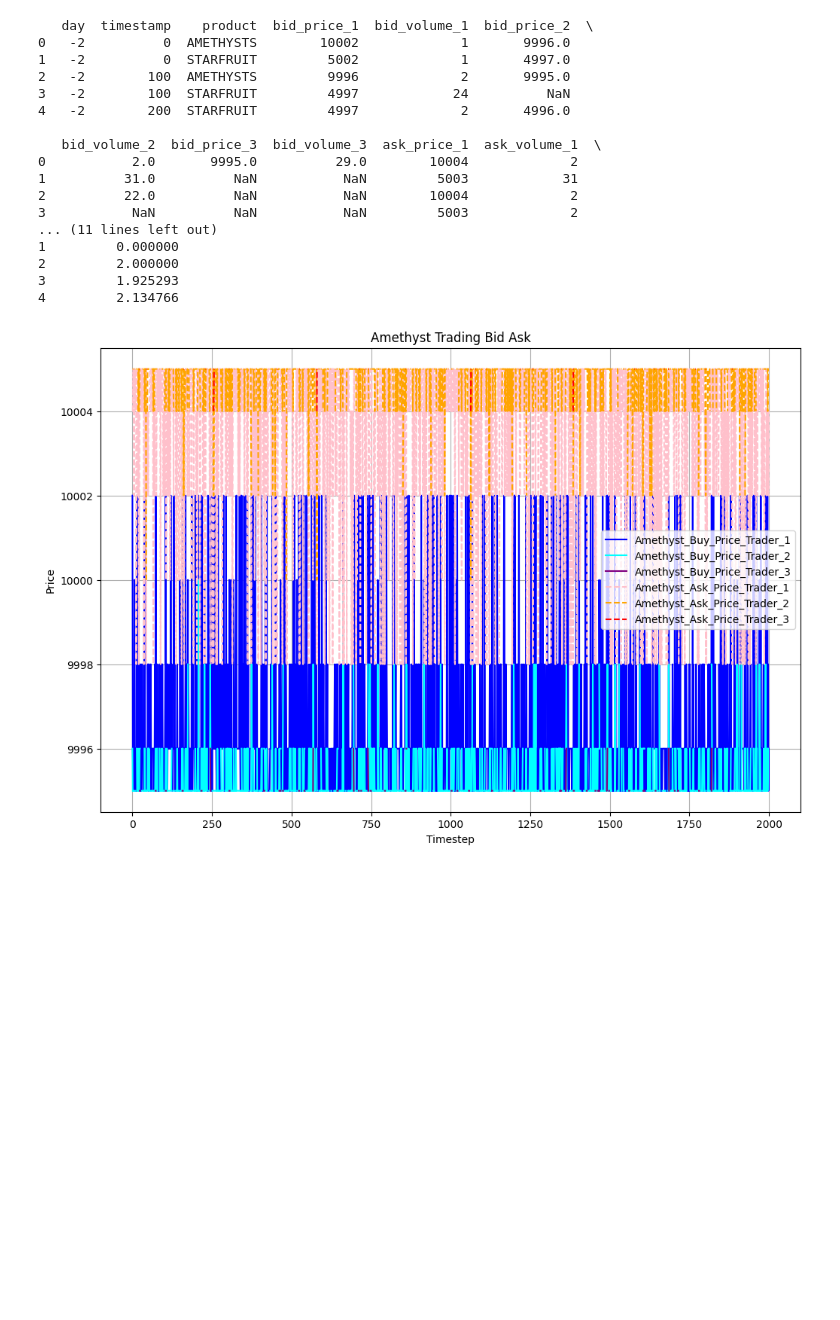
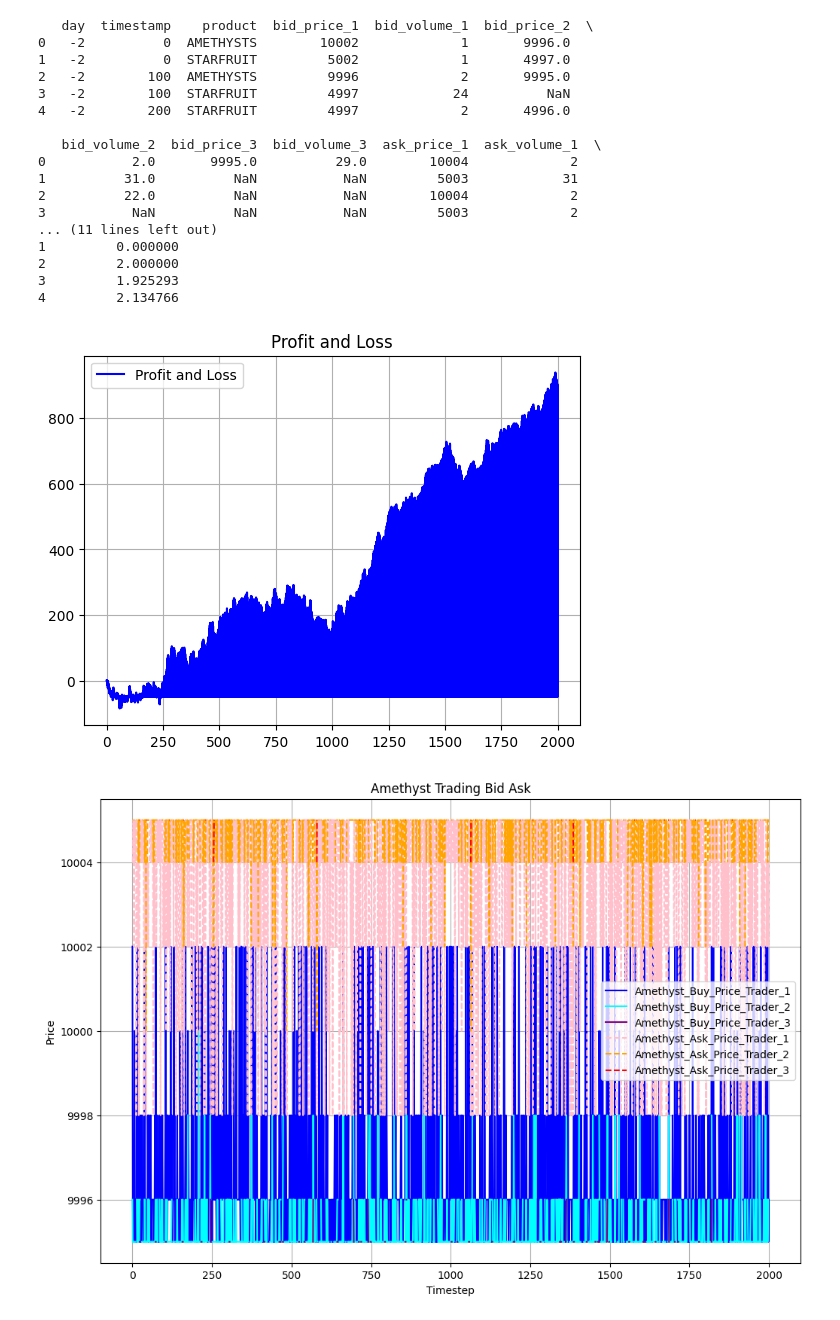
Before and after one commit to timkimneu/IMCProsperityTradingAlgorithm, a Jupyter notebook: tutorial/eda.ipynb, the cells around one changed output. Drawn from its saved outputs; the diff is of its cells as text; code cells hidden in the pictures; blank space fills up the shorter version.

```diff
--- a/tutorial/eda.ipynb
+++ b/tutorial/eda.ipynb
@@ -23,6 +23,15 @@ print(test_data.head())
 2         2.000000
 3         1.925293
 4         2.134766
+# %%
+performance_data = test_data["profit_and_loss"]
+plt.plot(performance_data.index / 2, performance_data, label="Profit and Loss", color="blue")
+plt.title('Profit and Loss')
+plt.legend()
+plt.grid(True)
+plt.show()
+# %% [output]
+[figure, added]
 # %%
 pd.set_option('display.max_rows', None)
 # %%
```
Also changed, not shown: 3 other files.
